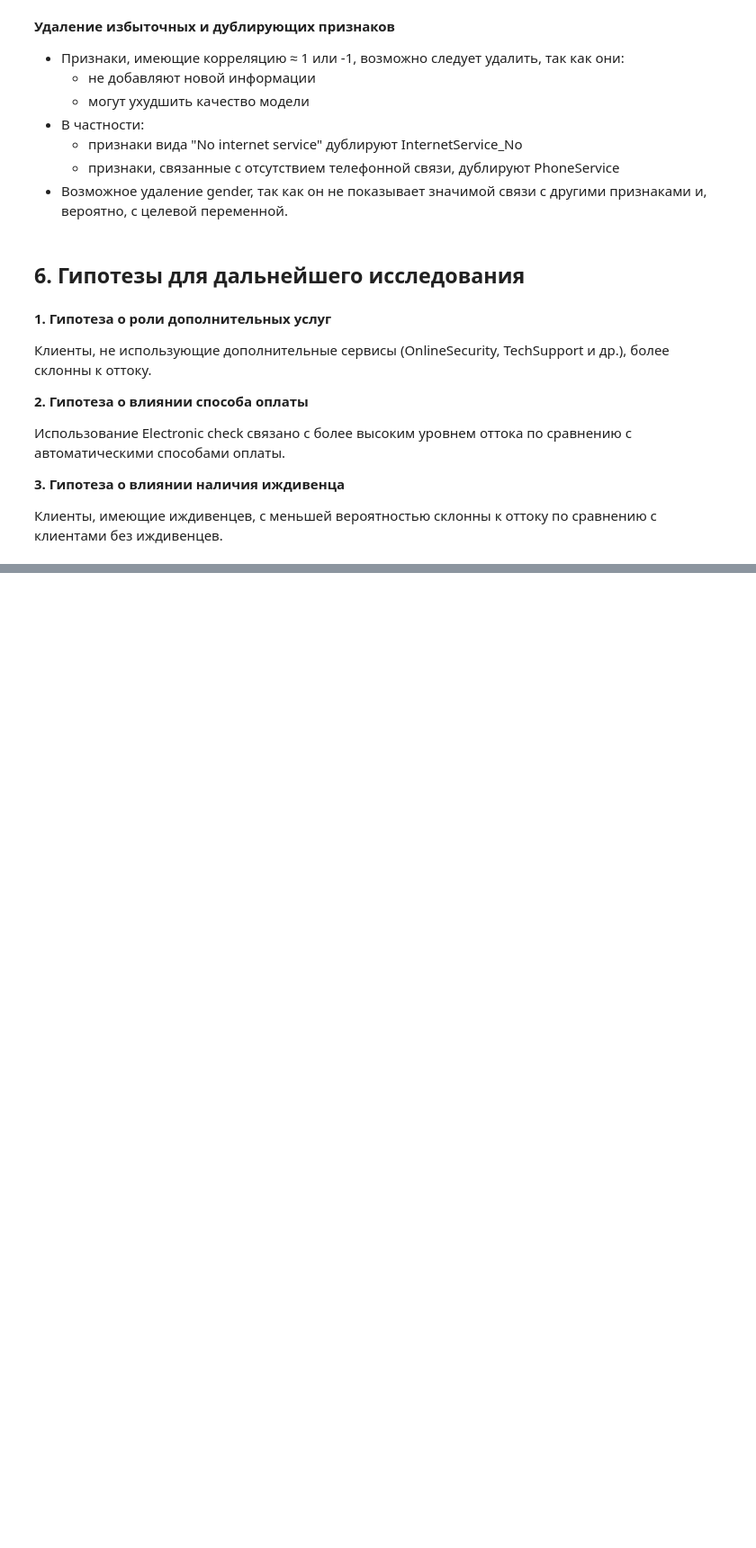
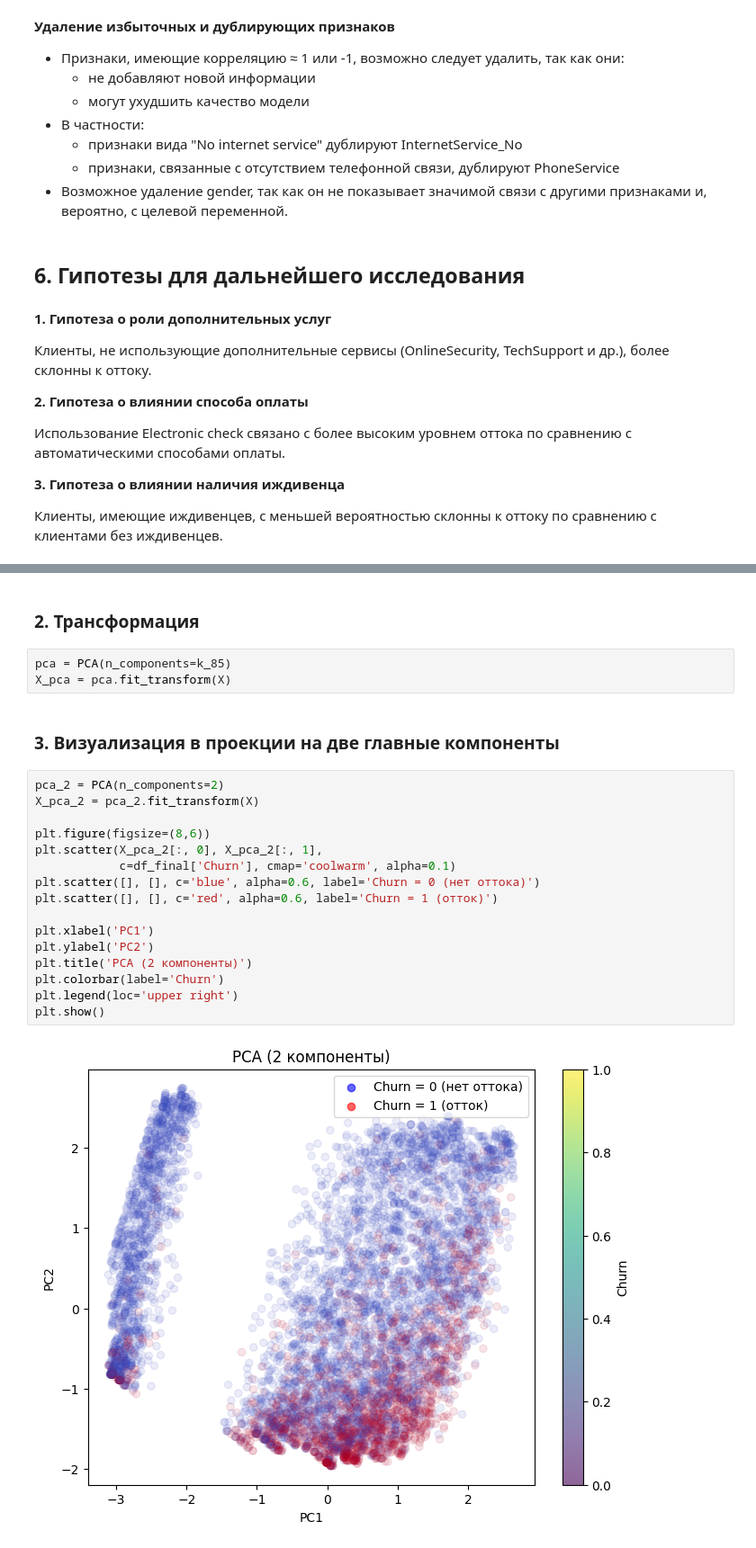
Before and after one commit to budaog300/telecom-churn-ml-project, a Jupyter notebook: lab1.ipynb, the cells around one changed output, grey strips where cells are left out. Shown at 90% size. Drawn from its saved outputs; the diff is of its cells as text; blank space fills up the shorter version.

```diff
--- a/lab1.ipynb
+++ b/lab1.ipynb
@@ -533,0 +580,25 @@ EDA показал, что поведение клиентов сильно св
+# %% [markdown]
+### 2. Трансформация
+# %%
+pca = PCA(n_components=k_85)
+X_pca = pca.fit_transform(X)
+# %% [markdown]
+### 3. Визуализация в проекции на две главные компоненты
+# %%
+pca_2 = PCA(n_components=2)
+X_pca_2 = pca_2.fit_transform(X)
+
+plt.figure(figsize=(8,6))
+plt.scatter(X_pca_2[:, 0], X_pca_2[:, 1],
+            c=df_final['Churn'], cmap='coolwarm', alpha=0.1)
+plt.scatter([], [], c='blue', alpha=0.6, label='Churn = 0 (нет оттока)')
+plt.scatter([], [], c='red', alpha=0.6, label='Churn = 1 (отток)')
+
+plt.xlabel('PC1')
+plt.ylabel('PC2')
+plt.title('PCA (2 компоненты)')
+plt.colorbar(label='Churn')
+plt.legend(loc='upper right')
+plt.show()
+# %% [output]
+[figure, added]
```
Also changed, not shown: parts of 47 cells of this notebook, 2 other files.
